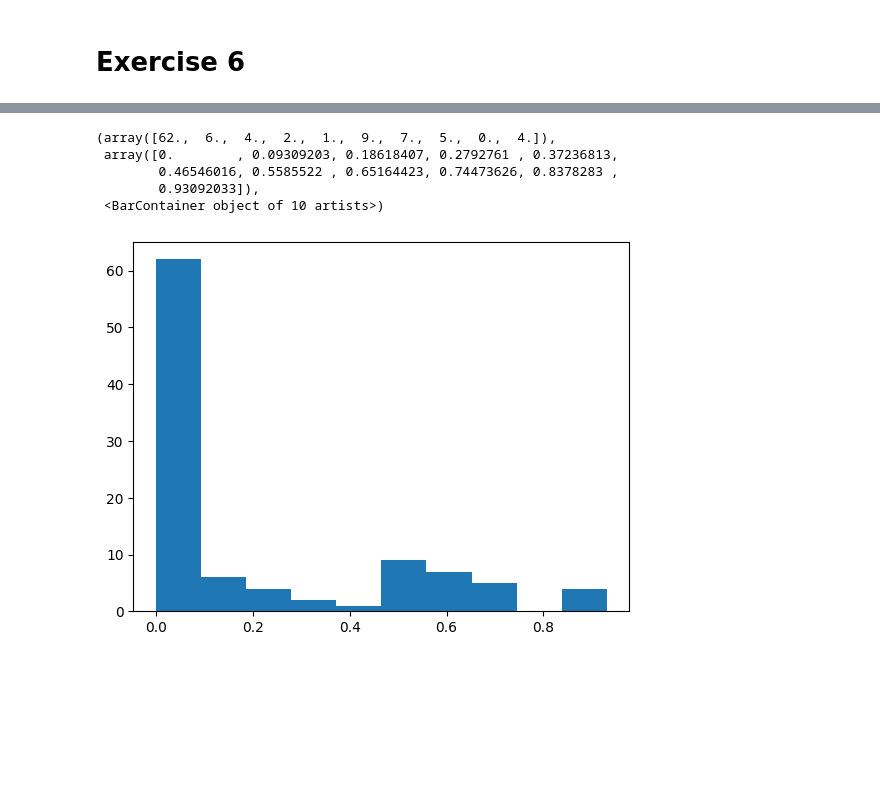
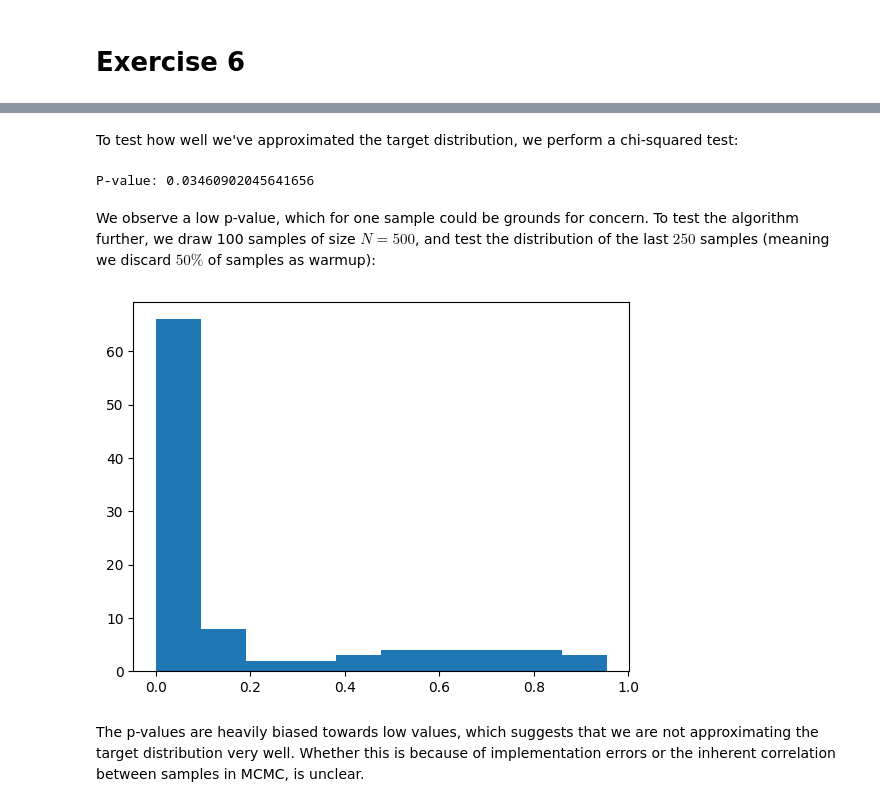
Before and after one commit to AntonJorg/stochastic_simulation, a Jupyter notebook: exercises_anton/exercise6.ipynb, the cells around one changed output, grey strips where cells are left out. Saved outputs shown, nothing was run; the diff lists cells and outputs as text; code cells hidden in the pictures; blank space fills up the shorter version.

```diff
--- a/exercises_anton/exercise6.ipynb
+++ b/exercises_anton/exercise6.ipynb
@@ -20,0 +11,20 @@ def chi2_test(samples, ps):
+# %%
+def metropolis_hastings(target_dist_pdf, proposal_dist_pdf, proposal_dist_rvs, initial_value, N):
+    samples = np.empty(N + 1)
+    samples[0] = initial_value
+    accepted = np.empty(N + 1)
+    accepted[0] = True
+
+    for n in range(1, N + 1):
+        proposed_val = samples[n - 1] + proposal_dist_rvs()
+
+        p_accept = min(1, target_dist_pdf(proposed_val) / target_dist_pdf(samples[n - 1]))
+
+        if uniform.rvs() < p_accept:
+            samples[n] = proposed_val
+            accepted[n] = True
+        else:
+            samples[n] = samples[n - 1]
+            accepted[n] = False
+
+    return samples[1:], accepted[1:]
@@ -93,0 +74,17 @@ P-value: 0.0039045347816476506
+# %%
+idx, c = np.unique(samples[N // 2:], return_counts=True)
+
+counts = np.zeros(m + 1)
+counts[idx.astype(int)] = c
+counts /= np.sum(counts)
+
+xs = np.arange(m + 1)
+pi = np.array([target_dist_pmf(i) for i in xs])
+pi /= np.sum(pi)
+
+fig, ax1 = plt.subplots(1, 1, figsize=(20, 6))
+
+ax1.bar(xs, pi, alpha=0.5, label="Target distribution")
+ax1.bar(xs, counts, alpha=0.5, label="Sample distribution")
+ax1.legend()
+plt.show()
@@ -94,15 +93,35 @@ P-value: 0.0039045347816476506
+# %% [markdown]
+To test how well we've approximated the target distribution, we perform a chi-squared test:
+# %%
+def chi2_test(samples, ps):
+
+    idx, counts = np.unique(samples, return_counts=True)
+
+    n = np.zeros_like(ps)
+    n[idx.astype(int)] = counts
+
+    n_exp = ps * np.sum(n)
+
+    T = np.sum((n - n_exp)** 2 / n_exp)
+
+    # test stat follows chi2(k - 1), week 1 slide 10
+    return 1 - chi2.cdf(T, len(ps) - 1)
+
+
+print("P-value:", chi2_test(samples[N // 2:], pi))
+# %% [output]
+P-value: 0.03460902045641656
+# %% [markdown]
+We observe a low p-value, which for one sample could be grounds for concern. To test the algorithm further, we draw 100 samples of size $N=500$, and test the distribution of the last $250$ samples (meaning we discard $50\%$ of samples as warmup):
 # %%
-
 p_vals = np.empty(100)
 for i in range(100):
-    samples, accepted = metropolis_hastings(target_dist_pdf, proposal_dist.pdf, proposal_dist.rvs, initial_value=5, N=100)
-    p_vals[i] = chi2_test(samples[20:], pi)
+    samples, accepted = metropolis_hastings(target_dist_pmf, proposal_dist.pdf, proposal_dist.rvs, initial_value=5, N=500)
+    p_vals[i] = chi2_test(samples[250:], pi)
 
 plt.hist(p_vals)
+plt.show()
 # %% [output]
-(array([62.,  6.,  4.,  2.,  1.,  9.,  7.,  5.,  0.,  4.]),
- array([0.        , 0.09309203, 0.18618407, 0.2792761 , 0.37236813,
-        0.46546016, 0.5585522 , 0.65164423, 0.74473626, 0.8378283 ,
-        0.93092033]),
- <BarContainer object of 10 artists>)
-[figure, old version]
+[figure, new version]
+# %% [markdown]
+The p-values are heavily biased towards low values, which suggests that we are not approximating the target distribution very well. Whether this is because of implementation errors or the inherent correlation between samples in MCMC, is unclear.
```
Also changed, not shown: parts of 11 cells of this notebook, 5 other files.
